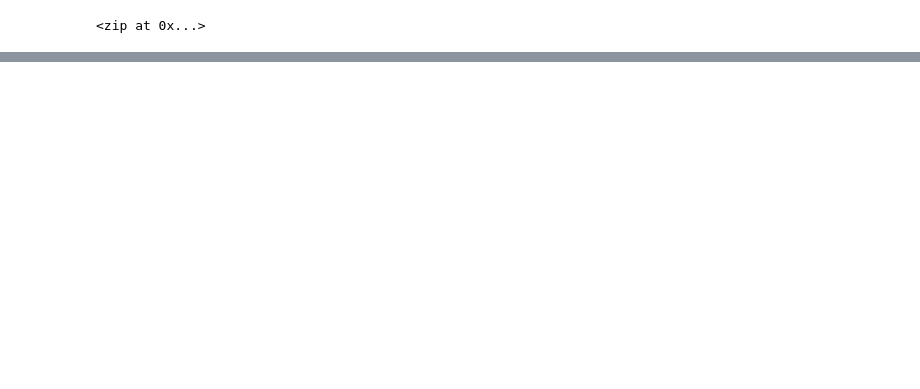
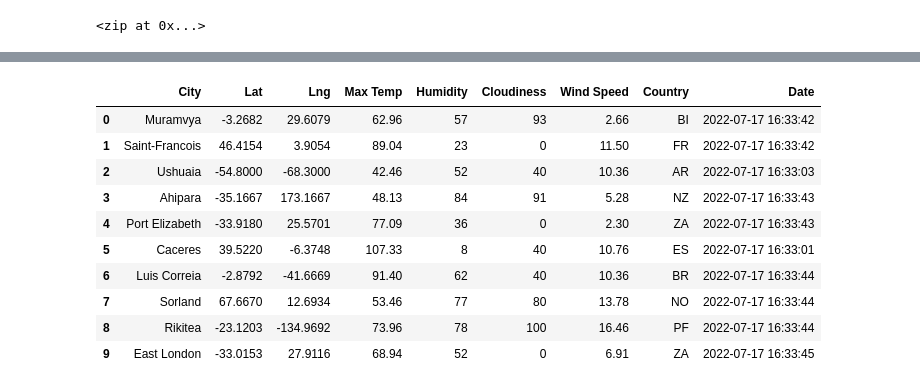
Before and after one commit to jrpillai/World_Weather_Analysis1, a Jupyter notebook: WeatherPy.ipynb, the cells around one changed output, grey strips where cells are left out. Drawn from its saved outputs; the diff is of its cells as text; code cells hidden in the pictures; blank space fills up the shorter version.

```diff
--- a/WeatherPy.ipynb
+++ b/WeatherPy.ipynb
@@ -11,8 +22,3 @@ lat_lngs = zip(lats, lngs)
 lat_lngs
 # %% [output]
 <zip at 0x...>
-# %%
-# Create a practice set of random latitude and longitude combinations.
-lats = [25.12903645, 25.92017388, 26.62509167, -59.98969384, 37.30571269]
-lngs = [-67.59741259, 11.09532135, 74.84233102, -76.89176677, -61.13376282]
-lat_lngs = zip(lats, lngs)
@@ -18,0 +28,12 @@ lat_lngs = zip(lats, lngs)
+# %%
+# Create a list for holding the cities.
+cities = []
+# Identify the nearest city for each latitude and longitude combination.
+for coordinate in coordinates:
+    city = citipy.nearest_city(coordinate[0], coordinate[1]).city_name
+
+    # If the city is unique, then we will add it to the cities list.
+    if city not in cities:
+        cities.append(city)
+# Print the city count to confirm sufficient count.
+len(cities)
@@ -18,0 +42,3 @@ lat_lngs = zip(lats, lngs)
+# %%
+for city in cities:
+    print(city)
@@ -31,0 +93,3 @@ for coordinate in coordinates:
+# %%
+# Starting URL for Weather Map API Call.
+url = "http://api.openweathermap.org/data/2.5/weather?units=Imperial&APPID=" + weather_api_key
@@ -31,0 +176,16 @@ for coordinate in coordinates:
+# %%
+# Convert the array of dictionaries to a Pandas DataFrame.
+city_data_df = pd.DataFrame(city_data)
+city_data_df.head(10)
+# %% [output]
+|  | City | Lat | Lng | Max Temp | Humidity | Cloudiness | Wind Speed | Country | Date |
+| 0 | Muramvya | -3.2682 | 29.6079 | 62.96 | 57 | 93 | 2.66 | BI | 2022-07-17 16:33:42 |
+| 1 | Saint-Francois | 46.4154 | 3.9054 | 89.04 | 23 | 0 | 11.50 | FR | 2022-07-17 16:33:42 |
+| 2 | Ushuaia | -54.8000 | -68.3000 | 42.46 | 52 | 40 | 10.36 | AR | 2022-07-17 16:33:03 |
+| 3 | Ahipara | -35.1667 | 173.1667 | 48.13 | 84 | 91 | 5.28 | NZ | 2022-07-17 16:33:43 |
+| 4 | Port Elizabeth | -33.9180 | 25.5701 | 77.09 | 36 | 0 | 2.30 | ZA | 2022-07-17 16:33:43 |
+| 5 | Caceres | 39.5220 | -6.3748 | 107.33 | 8 | 40 | 10.76 | ES | 2022-07-17 16:33:01 |
+| 6 | Luis Correia | -2.8792 | -41.6669 | 91.40 | 62 | 40 | 10.36 | BR | 2022-07-17 16:33:44 |
+| 7 | Sorland | 67.6670 | 12.6934 | 53.46 | 77 | 80 | 13.78 | NO | 2022-07-17 16:33:44 |
+| 8 | Rikitea | -23.1203 | -134.9692 | 73.96 | 78 | 100 | 16.46 | PF | 2022-07-17 16:33:44 |
+| 9 | East London | -33.0153 | 27.9116 | 68.94 | 52 | 0 | 6.91 | ZA | 2022-07-17 16:33:45 |
```
Also changed, not shown: parts of 9 cells of this notebook, 2 other files.
